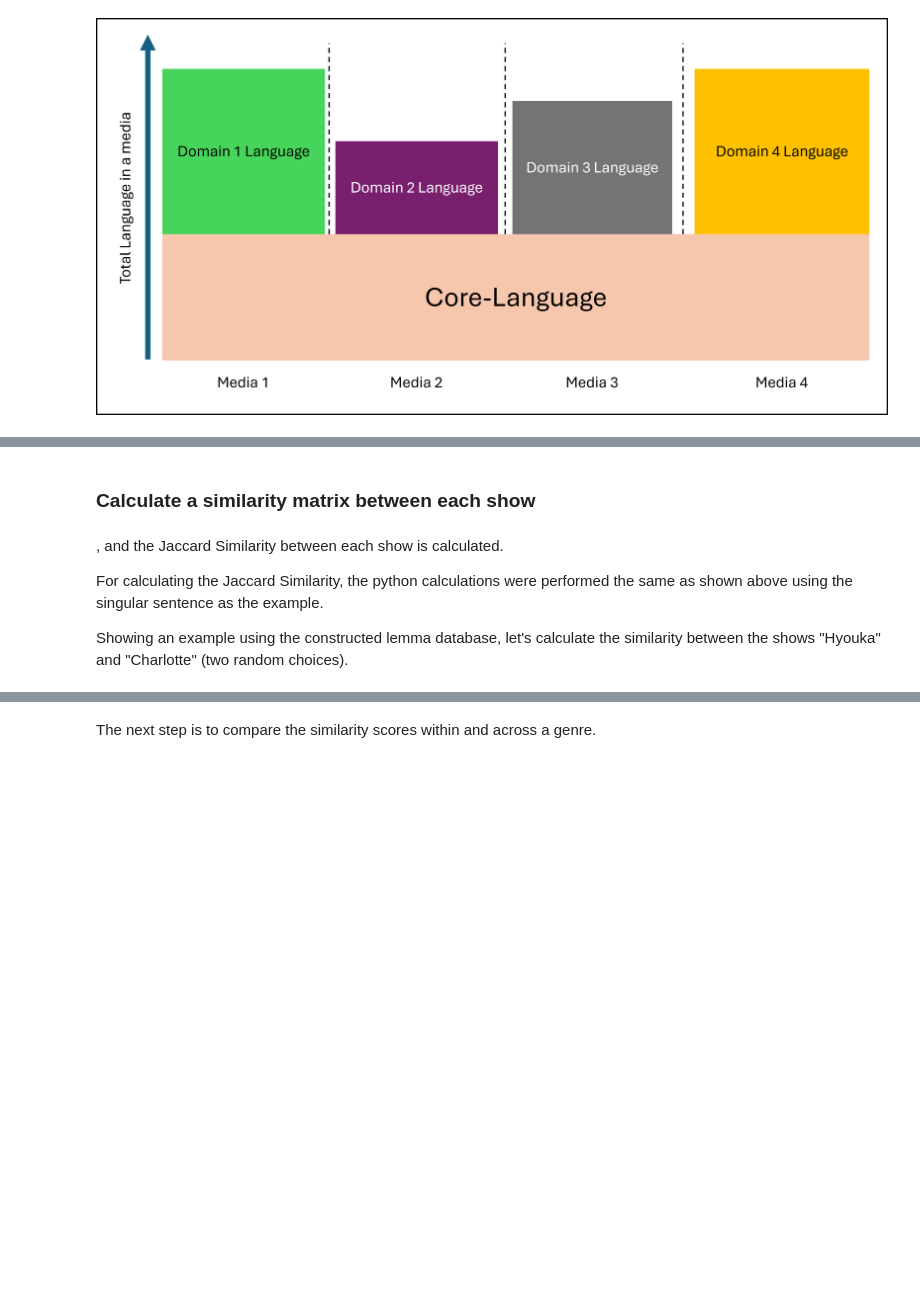
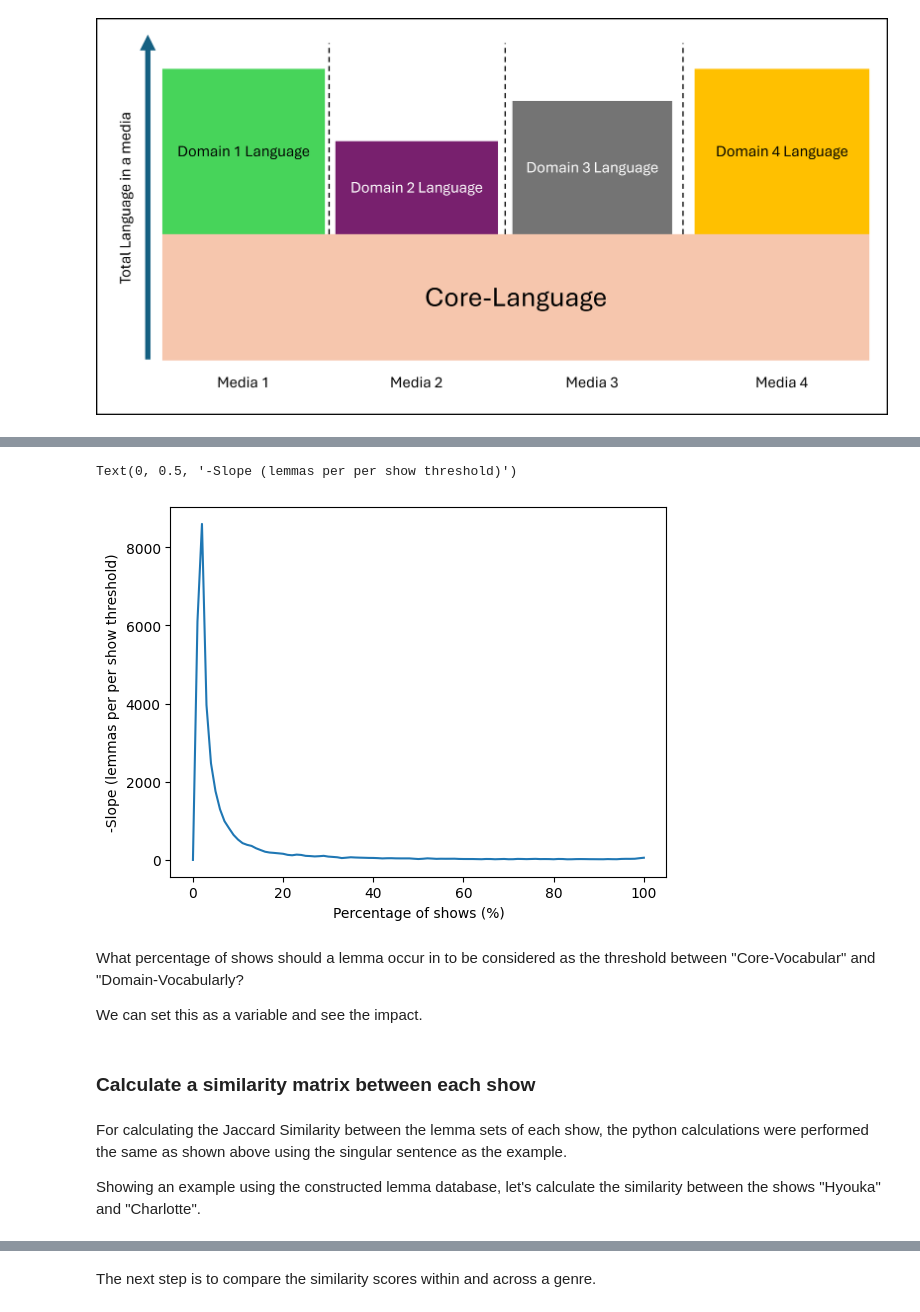
Before and after one commit to hhlohwv/Japanese-Similarity-Analysis, a Jupyter notebook: Japanese_similarity_analysis.ipynb, the cells around one changed output, grey strips where cells are left out. Saved outputs shown, nothing was run; the diff lists cells and outputs as text; code cells hidden in the pictures; blank space fills up the shorter version.

```diff
--- a/Japanese_similarity_analysis.ipynb
+++ b/Japanese_similarity_analysis.ipynb
@@ -243,0 +280,16 @@ If we take the idea of "Domain-language", or a subset of vocabulary unique to a
+# %%
+import matplotlib.pyplot as plt
+import numpy as np
+
+gradient = np.gradient(num_of_lemmas, 1)
+
+plt.plot(-gradient)
+plt.xlabel("Percentage of shows (%)")
+plt.ylabel("-Slope (lemmas per per show threshold)")
+# %% [output]
+Text(0, 0.5, '-Slope (lemmas per per show threshold)')
+[figure, added]
+# %% [markdown]
+What percentage of shows should a lemma occur in to be considered as the threshold between "Core-Vocabular" and "Domain-Vocabularly?
+
+We can set this as a variable and see the impact.
@@ -244,11 +308,9 @@ If we take the idea of "Domain-language", or a subset of vocabulary unique to a
 # %% [markdown]
 ### Calculate a similarity matrix between each show
 # %% [markdown]
-, and the Jaccard Similarity between each show is calculated.
+For calculating the Jaccard Similarity between the lemma sets of each show, the python calculations were performed the same as shown above using the singular sentence as the example.
 
-For calculating the Jaccard Similarity, the python calculations were performed the same as shown above using the singular sentence as the example.
-
-Showing an example using the constructed lemma database, let's calculate the similarity between the shows "Hyouka" and "Charlotte" (two random choices).
+Showing an example using the constructed lemma database, let's calculate the similarity between the shows "Hyouka" and "Charlotte".
 # %%
 set1 = lemma_database['charlotte']
 set2 = lemma_database['hyouka']
```
Also changed, not shown: parts of 19 cells of this notebook.
